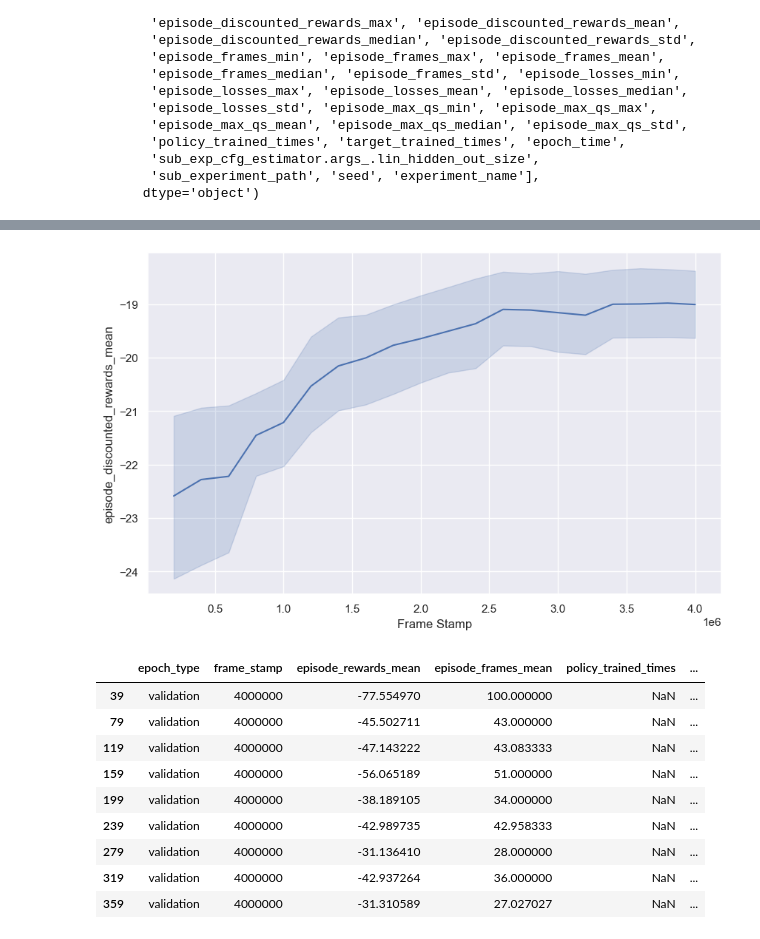
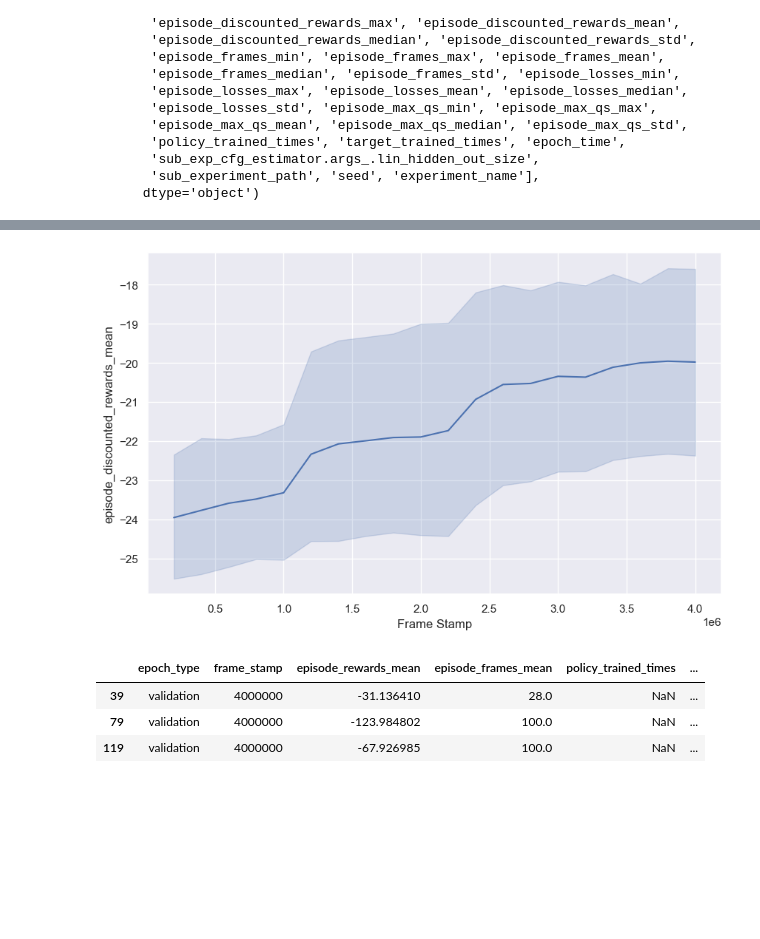
Before and after one commit to mariusdgm/phd-rl-algos, a Jupyter notebook: dqn/opinion_dynamics/experiments/inspect_results.ipynb, the cells around one changed output, grey strips where cells are left out. Cells and saved outputs as stored; diff of their text form; code cells hidden in the pictures; blank space fills up the shorter version.

```diff
--- a/dqn/opinion_dynamics/experiments/inspect_results.ipynb
+++ b/dqn/opinion_dynamics/experiments/inspect_results.ipynb
@@ -132,7 +124,7 @@ def flatten(d, parent_key="", sep="_"):
             items.append((new_key, v))
     return dict(items)
 # %%
-experiment_sub_dir = "2025Mar18-175833_configs"
+experiment_sub_dir = "2025Mar20-101038_configs"
 exp_path = os.path.join(r"D:\Work\repos\RL\phd-rl-algos\dqn\opinion_dynamics\experiments\results", experiment_sub_dir)
 df = process_experiment(
     exp_path
@@ -227,37 +252,33 @@ plt.xlabel('Frame Stamp')
 # plt.legend(loc='center left', bbox_to_anchor=(1.0, 0.5), title='Parameters')
 plt.show()
 # %% [output]
-[figure, old version]
+[figure, new version]
 # %%
 ### Select data
 
 experiment_columns = [
     'epoch_type', 'frame_stamp',
-    'episode_rewards_mean', 'episode_frames_mean', 'policy_trained_times', 'target_trained_times', 'epoch_time',
+    'episode_rewards_mean', 'episode_frames_mean',
+    'episode_discounted_rewards_mean',
+    'policy_trained_times', 'target_trained_times', 'epoch_time',
        'seed', 'experiment_name', "sub_experiment_path"
 ]
 hyperparam_columns = [
    col for col in df.columns if "sub_exp_cfg" in col
 ]
 
 cols_of_interest = experiment_columns + hyperparam_columns
 
 sub_df = df[cols_of_interest]
 sub_df = sub_df[sub_df['epoch_type'] == 'validation']
 sub_df = sub_df[sub_df['frame_stamp'] == sub_df['frame_stamp'].max()]
 
 sub_df
 # %% [output]
 |  | epoch_type | frame_stamp | episode_rewards_mean | episode_frames_mean | policy_trained_times | ... |
-| 39 | validation | 4000000 | -77.554970 | 100.000000 | NaN | ... |
-| 79 | validation | 4000000 | -45.502711 | 43.000000 | NaN | ... |
-| 119 | validation | 4000000 | -47.143222 | 43.083333 | NaN | ... |
-| 159 | validation | 4000000 | -56.065189 | 51.000000 | NaN | ... |
-| 199 | validation | 4000000 | -38.189105 | 34.000000 | NaN | ... |
-| 239 | validation | 4000000 | -42.989735 | 42.958333 | NaN | ... |
-| 279 | validation | 4000000 | -31.136410 | 28.000000 | NaN | ... |
-| 319 | validation | 4000000 | -42.937264 | 36.000000 | NaN | ... |
-| 359 | validation | 4000000 | -31.310589 | 27.027027 | NaN | ... |
+| 39 | validation | 4000000 | -31.136410 | 28.0 | NaN | ... |
+| 79 | validation | 4000000 | -123.984802 | 100.0 | NaN | ... |
+| 119 | validation | 4000000 | -67.926985 | 100.0 | NaN | ... |
 # %%
 # Print the experiment_name of the row with the highest episode_rewards_mean
 print(sub_df[sub_df['episode_rewards_mean'] == sub_df['episode_rewards_mean'].max()]['sub_experiment_path'].values[0])
```
Also changed, not shown: parts of 8 cells of this notebook, 3 other files.
